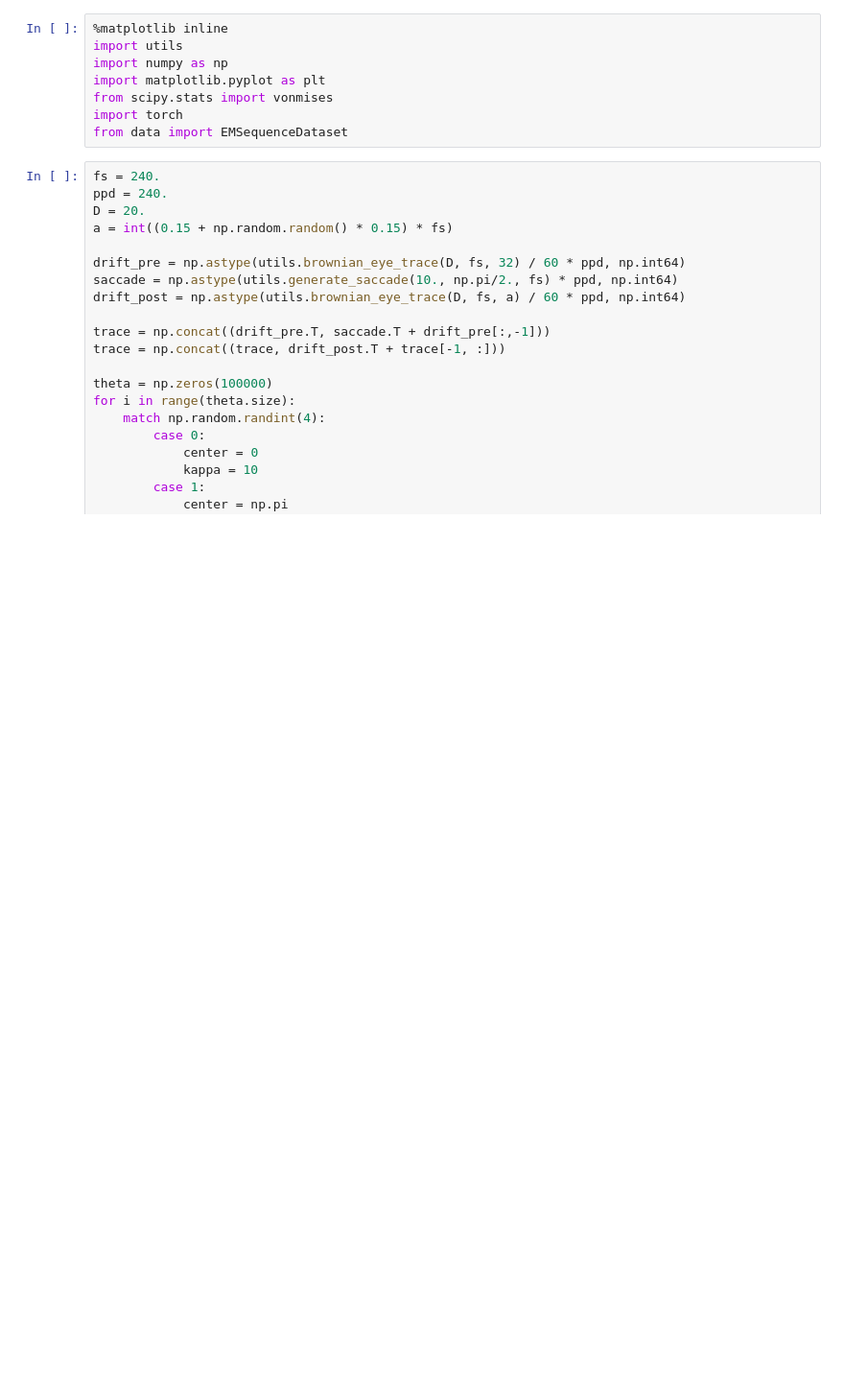
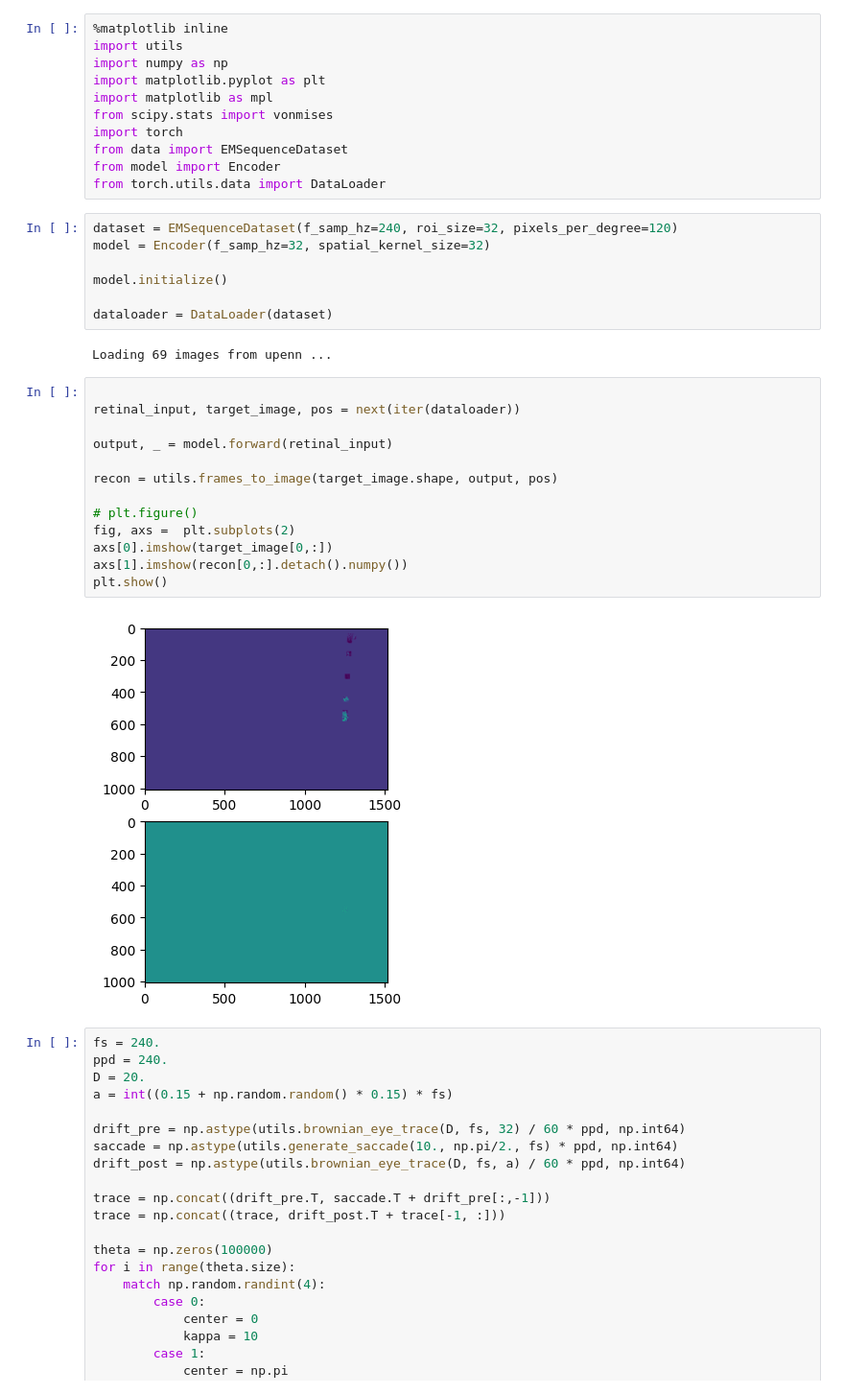
Before and after one commit to somamizobuchi/eye-movement-net, a Jupyter notebook: sandbox.ipynb, the cells around one changed output. Shown: that part at 96% size. Cells and saved outputs as stored; diff of their text form; blank space fills up the shorter version.

Commit message:
updated for sequence to image model

```diff
--- a/sandbox.ipynb
+++ b/sandbox.ipynb
@@ -3,9 +3,36 @@
 import utils
 import numpy as np
 import matplotlib.pyplot as plt
+import matplotlib as mpl
 from scipy.stats import vonmises
 import torch
 from data import EMSequenceDataset
+from model import Encoder
+from torch.utils.data import DataLoader
+# %%
+dataset = EMSequenceDataset(f_samp_hz=240, roi_size=32, pixels_per_degree=120)
+model = Encoder(f_samp_hz=32, spatial_kernel_size=32)
+
+model.initialize()
+
+dataloader = DataLoader(dataset)
+# %% [output]
+Loading 69 images from upenn ...
+# %%
+
+retinal_input, target_image, pos = next(iter(dataloader))
+
+output, _ = model.forward(retinal_input)
+
+recon = utils.frames_to_image(target_image.shape, output, pos)
+
+# plt.figure()
+fig, axs =  plt.subplots(2)
+axs[0].imshow(target_image[0,:])
+axs[1].imshow(recon[0,:].detach().numpy())
+plt.show()
+# %% [output]
+[figure, added]
 # %%
 fs = 240.
 ppd = 240.
```
Also changed, not shown: 5 other files.
